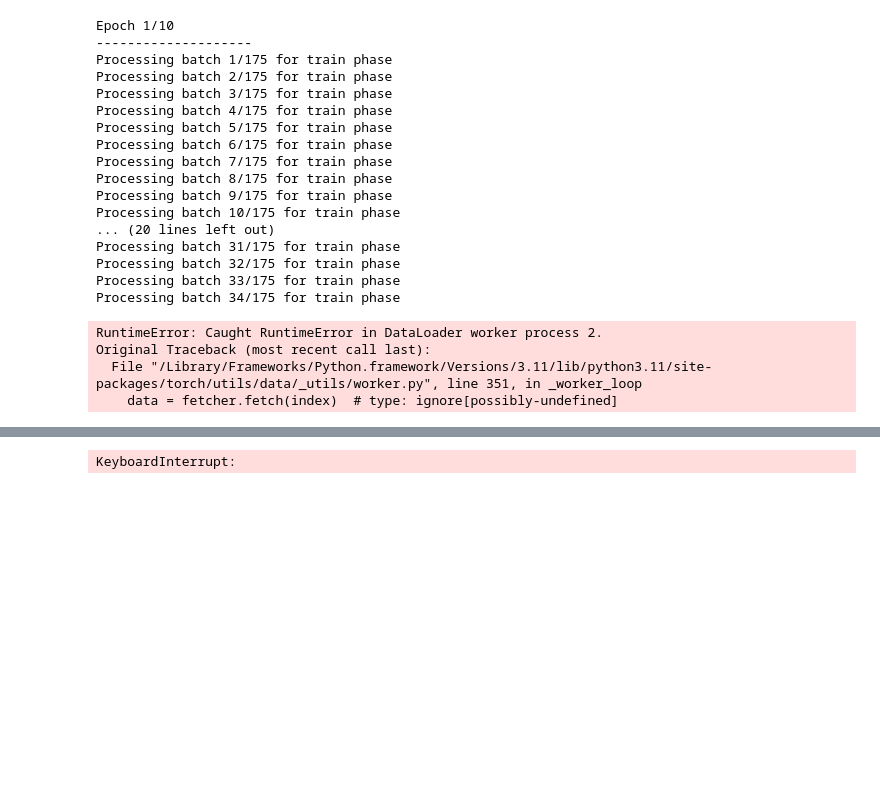
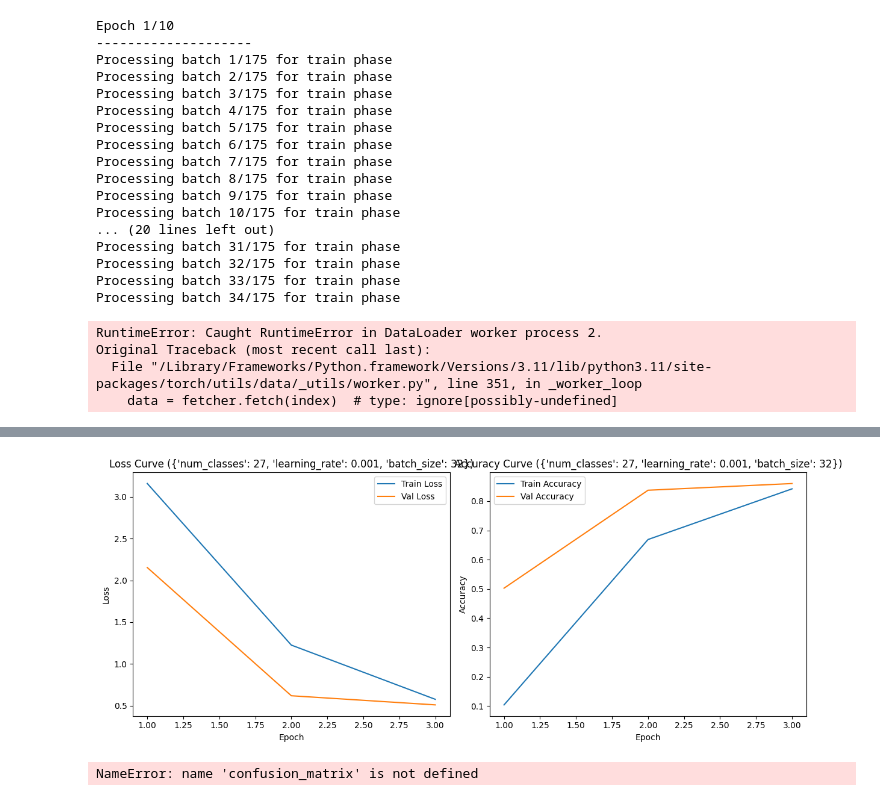
Before and after one commit to SGuransh/ASL-Interpreter, a Jupyter notebook: main model/training.ipynb, the cells around one changed output, grey strips where cells are left out. Saved outputs shown, nothing was run; the diff lists cells and outputs as text; code cells hidden in the pictures; blank space fills up the shorter version.

```diff
--- a/main model/training.ipynb
+++ b/main model/training.ipynb
@@ -198,6 +198,7 @@ Original Traceback (most recent call last):
 # %%
 import matplotlib.pyplot as plt
 import pandas as pd
+from sklearn.metrics import confusion_matrix
 
 def train_and_plot_hyperparameter_effects(hyperparameters, image_datasets, num_epochs=10):
     """
@@ -354,7 +355,7 @@ hyperparameter_configs = [
 ]
 
 # Run training and plot results
-results_df = train_and_plot_hyperparameter_effects(hyperparameter_configs, image_datasets, num_epochs=10)
+results_df = train_and_plot_hyperparameter_effects(hyperparameter_configs, image_datasets, num_epochs=3)
 
 # Display summary results
 print(results_df)
@@ -379 +380,2 @@ Train Batch 16/175 - Loss: 0.0981, Accuracy: 1.0000
+[figure, added]
-KeyboardInterrupt:
+NameError: name 'confusion_matrix' is not defined
```
Also changed, not shown: parts of 1 cell of this notebook.
